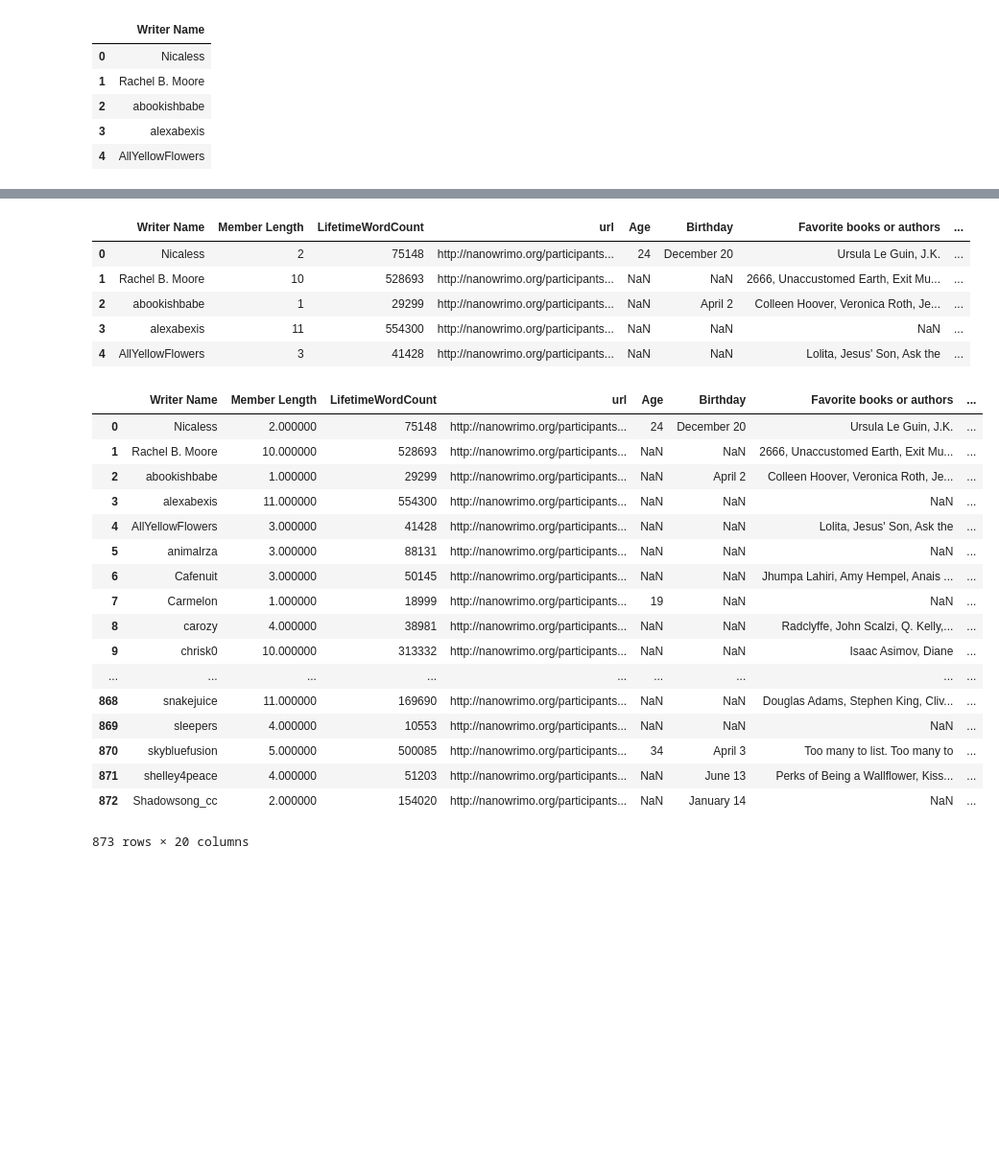
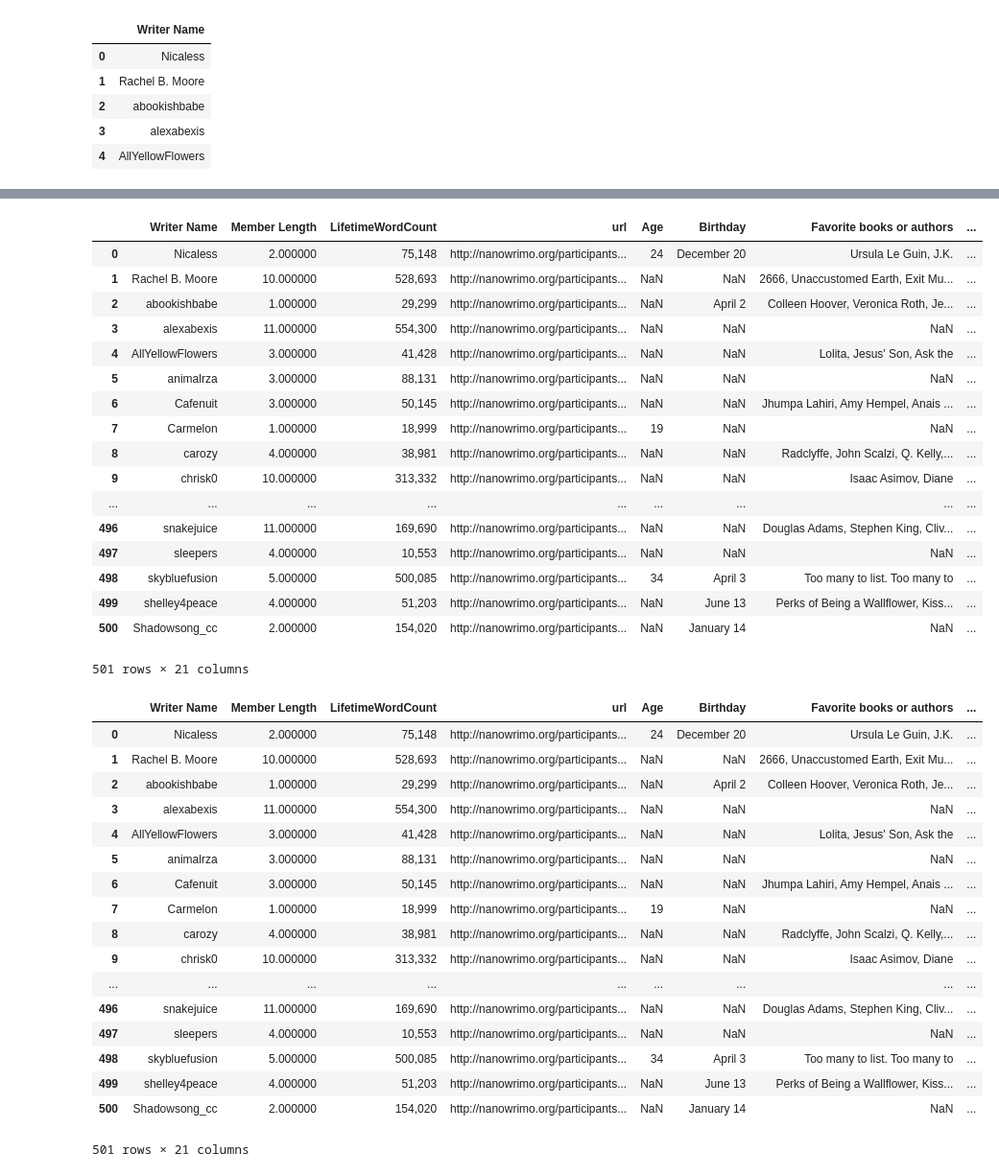
Before and after one commit to nicaless/nanowrimo_ga_project, a Jupyter notebook: clean/appendparticipationdata_negate2015.ipynb, the cells around one changed output, grey strips where cells are left out. Shown at 96% size. Cells and saved outputs as stored; diff of their text form; code cells hidden in the pictures; blank space fills up the shorter version.

Commit message:
changing merge back to concat to join data

```diff
--- a/clean/appendparticipationdata_negate2015.ipynb
+++ b/clean/appendparticipationdata_negate2015.ipynb
@@ -90,6 +97,7 @@ for name in allnames['Writer Name']:
     win_years = []
     part_years = []
     current_year_donor = 0
+    current_year_winner = 0
 
     for i in group.index:
         if group['Years'][i] == 'donor':
@@ -101,6 +109,7 @@ for name in allnames['Writer Name']:
         elif group['Years'][i][1] == "winner":
             year = group['Years'][i][0]
             if year == '2015':
+                current_year_winner = 1
                 continue
             win_years.append(year)
             part_years.append(year)
@@ -126,6 +135,7 @@ for name in allnames['Writer Name']:
         consec_part = consec_part + len(map(itemgetter(1), g))
 
     dic['Writer Name'] = name
+    dic['CURRENT WINNER'] = current_year_winner
     dic['Consecutive Donor'] = consec_donor
     dic['Consecutive Wins'] = consec_wins
     dic['Consecutive Part'] = consec_part
@@ -147,3 +169,3 @@ final_df.head()
 # %%
-final_df = final_df[['Writer Name', 'Consecutive Donor', 'Consecutive Wins', 'Consecutive Part', 'Current Donor', 'Part Years', 'Win Years', "Donor Years"]]
+final_df = final_df[['CURRENT WINNER', 'Consecutive Donor', 'Consecutive Wins', 'Consecutive Part', 'Current Donor', 'Part Years', 'Win Years', "Donor Years"]]
 # %%
@@ -154,36 +176,48 @@ del summary['Unnamed: 0']
 summary = summary[['Writer Name', 'Member Length', 'LifetimeWordCount', 'url', 'Age', 'Birthday', 'Favorite books or authors','Favorite noveling music', 'Hobbies', 'Location', 'Occupation', 'Primary Role', 'Sponsorship URL'
     ]]
 # %%
-summary = pd.merge(summary, final_df, on='Writer Name')
+summary = pd.concat([summary, final_df], axis = 1)
 # %%
-summary.head()
+summary
 # %% [output]
 |  | Writer Name | Member Length | LifetimeWordCount | url | Age | Birthday | Favorite books or authors | ... |
-| 0 | Nicaless | 2 | 75148 | http://nanowrimo.org/participants... | 24 | December 20 | Ursula Le Guin, J.K. | ... |
-| 1 | Rachel B. Moore | 10 | 528693 | http://nanowrimo.org/participants... | NaN | NaN | 2666, Unaccustomed Earth, Exit Mu... | ... |
-| 2 | abookishbabe | 1 | 29299 | http://nanowrimo.org/participants... | NaN | April 2 | Colleen Hoover, Veronica Roth, Je... | ... |
-| 3 | alexabexis | 11 | 554300 | http://nanowrimo.org/participants... | NaN | NaN | NaN | ... |
-| 4 | AllYellowFlowers | 3 | 41428 | http://nanowrimo.org/participants... | NaN | NaN | Lolita, Jesus' Son, Ask the | ... |
+| 0 | Nicaless | 2.000000 | 75,148 | http://nanowrimo.org/participants... | 24 | December 20 | Ursula Le Guin, J.K. | ... |
+| 1 | Rachel B. Moore | 10.000000 | 528,693 | http://nanowrimo.org/participants... | NaN | NaN | 2666, Unaccustomed Earth, Exit Mu... | ... |
+| 2 | abookishbabe | 1.000000 | 29,299 | http://nanowrimo.org/participants... | NaN | April 2 | Colleen Hoover, Veronica Roth, Je... | ... |
+| 3 | alexabexis | 11.000000 | 554,300 | http://nanowrimo.org/participants... | NaN | NaN | NaN | ... |
+| 4 | AllYellowFlowers | 3.000000 | 41,428 | http://nanowrimo.org/participants... | NaN | NaN | Lolita, Jesus' Son, Ask the | ... |
+| 5 | animalrza | 3.000000 | 88,131 | http://nanowrimo.org/participants... | NaN | NaN | NaN | ... |
+| 6 | Cafenuit | 3.000000 | 50,145 | http://nanowrimo.org/participants... | NaN | NaN | Jhumpa Lahiri, Amy Hempel, Anais ... | ... |
+| 7 | Carmelon | 1.000000 | 18,999 | http://nanowrimo.org/participants... | 19 | NaN | NaN | ... |
+| 8 | carozy | 4.000000 | 38,981 | http://nanowrimo.org/participants... | NaN | NaN | Radclyffe, John Scalzi, Q. Kelly,... | ... |
+| 9 | chrisk0 | 10.000000 | 313,332 | http://nanowrimo.org/participants... | NaN | NaN | Isaac Asimov, Diane | ... |
+| ... | ... | ... | ... | ... | ... | ... | ... | ... |
+| 496 | snakejuice | 11.000000 | 169,690 | http://nanowrimo.org/participants... | NaN | NaN | Douglas Adams, Stephen King, Cliv... | ... |
+| 497 | sleepers | 4.000000 | 10,553 | http://nanowrimo.org/participants... | NaN | NaN | NaN | ... |
+| 498 | skybluefusion | 5.000000 | 500,085 | http://nanowrimo.org/participants... | 34 | April 3 | Too many to list. Too many to | ... |
+| 499 | shelley4peace | 4.000000 | 51,203 | http://nanowrimo.org/participants... | NaN | June 13 | Perks of Being a Wallflower, Kiss... | ... |
+| 500 | Shadowsong_cc | 2.000000 | 154,020 | http://nanowrimo.org/participants... | NaN | January 14 | NaN | ... |
+501 rows × 21 columns
 # %%
 summary.to_csv("../clean data/user_summary_no2015.csv")
 # %%
 summary
 # %% [output]
 |  | Writer Name | Member Length | LifetimeWordCount | url | Age | Birthday | Favorite books or authors | ... |
-| 0 | Nicaless | 2.000000 | 75148 | http://nanowrimo.org/participants... | 24 | December 20 | Ursula Le Guin, J.K. | ... |
-| 1 | Rachel B. Moore | 10.000000 | 528693 | http://nanowrimo.org/participants... | NaN | NaN | 2666, Unaccustomed Earth, Exit Mu... | ... |
-| 2 | abookishbabe | 1.000000 | 29299 | http://nanowrimo.org/participants... | NaN | April 2 | Colleen Hoover, Veronica Roth, Je... | ... |
-| 3 | alexabexis | 11.000000 | 554300 | http://nanowrimo.org/participants... | NaN | NaN | NaN | ... |
-| 4 | AllYellowFlowers | 3.000000 | 41428 | http://nanowrimo.org/participants... | NaN | NaN | Lolita, Jesus' Son, Ask the | ... |
-| 5 | animalrza | 3.000000 | 88131 | http://nanowrimo.org/participants... | NaN | NaN | NaN | ... |
-| 6 | Cafenuit | 3.000000 | 50145 | http://nanowrimo.org/participants... | NaN | NaN | Jhumpa Lahiri, Amy Hempel, Anais ... | ... |
-| 7 | Carmelon | 1.000000 | 18999 | http://nanowrimo.org/participants... | 19 | NaN | NaN | ... |
-| 8 | carozy | 4.000000 | 38981 | http://nanowrimo.org/participants... | NaN | NaN | Radclyffe, John Scalzi, Q. Kelly,... | ... |
-| 9 | chrisk0 | 10.000000 | 313332 | http://nanowrimo.org/participants... | NaN | NaN | Isaac Asimov, Diane | ... |
+| 0 | Nicaless | 2.000000 | 75,148 | http://nanowrimo.org/participants... | 24 | December 20 | Ursula Le Guin, J.K. | ... |
+| 1 | Rachel B. Moore | 10.000000 | 528,693 | http://nanowrimo.org/participants... | NaN | NaN | 2666, Unaccustomed Earth, Exit Mu... | ... |
+| 2 | abookishbabe | 1.000000 | 29,299 | http://nanowrimo.org/participants... | NaN | April 2 | Colleen Hoover, Veronica Roth, Je... | ... |
+| 3 | alexabexis | 11.000000 | 554,300 | http://nanowrimo.org/participants... | NaN | NaN | NaN | ... |
+| 4 | AllYellowFlowers | 3.000000 | 41,428 | http://nanowrimo.org/participants... | NaN | NaN | Lolita, Jesus' Son, Ask the | ... |
+| 5 | animalrza | 3.000000 | 88,131 | http://nanowrimo.org/participants... | NaN | NaN | NaN | ... |
+| 6 | Cafenuit | 3.000000 | 50,145 | http://nanowrimo.org/participants... | NaN | NaN | Jhumpa Lahiri, Amy Hempel, Anais ... | ... |
+| 7 | Carmelon | 1.000000 | 18,999 | http://nanowrimo.org/participants... | 19 | NaN | NaN | ... |
+| 8 | carozy | 4.000000 | 38,981 | http://nanowrimo.org/participants... | NaN | NaN | Radclyffe, John Scalzi, Q. Kelly,... | ... |
+| 9 | chrisk0 | 10.000000 | 313,332 | http://nanowrimo.org/participants... | NaN | NaN | Isaac Asimov, Diane | ... |
 | ... | ... | ... | ... | ... | ... | ... | ... | ... |
-| 868 | snakejuice | 11.000000 | 169690 | http://nanowrimo.org/participants... | NaN | NaN | Douglas Adams, Stephen King, Cliv... | ... |
-| 869 | sleepers | 4.000000 | 10553 | http://nanowrimo.org/participants... | NaN | NaN | NaN | ... |
-| 870 | skybluefusion | 5.000000 | 500085 | http://nanowrimo.org/participants... | 34 | April 3 | Too many to list. Too many to | ... |
-| 871 | shelley4peace | 4.000000 | 51203 | http://nanowrimo.org/participants... | NaN | June 13 | Perks of Being a Wallflower, Kiss... | ... |
-| 872 | Shadowsong_cc | 2.000000 | 154020 | http://nanowrimo.org/participants... | NaN | January 14 | NaN | ... |
+| 496 | snakejuice | 11.000000 | 169,690 | http://nanowrimo.org/participants... | NaN | NaN | Douglas Adams, Stephen King, Cliv... | ... |
+| 497 | sleepers | 4.000000 | 10,553 | http://nanowrimo.org/participants... | NaN | NaN | NaN | ... |
+| 498 | skybluefusion | 5.000000 | 500,085 | http://nanowrimo.org/participants... | 34 | April 3 | Too many to list. Too many to | ... |
+| 499 | shelley4peace | 4.000000 | 51,203 | http://nanowrimo.org/participants... | NaN | June 13 | Perks of Being a Wallflower, Kiss... | ... |
+| 500 | Shadowsong_cc | 2.000000 | 154,020 | http://nanowrimo.org/participants... | NaN | January 14 | NaN | ... |
-873 rows × 20 columns
+501 rows × 21 columns
```
Also changed, not shown: parts of 4 cells of this notebook, 5 other files.
